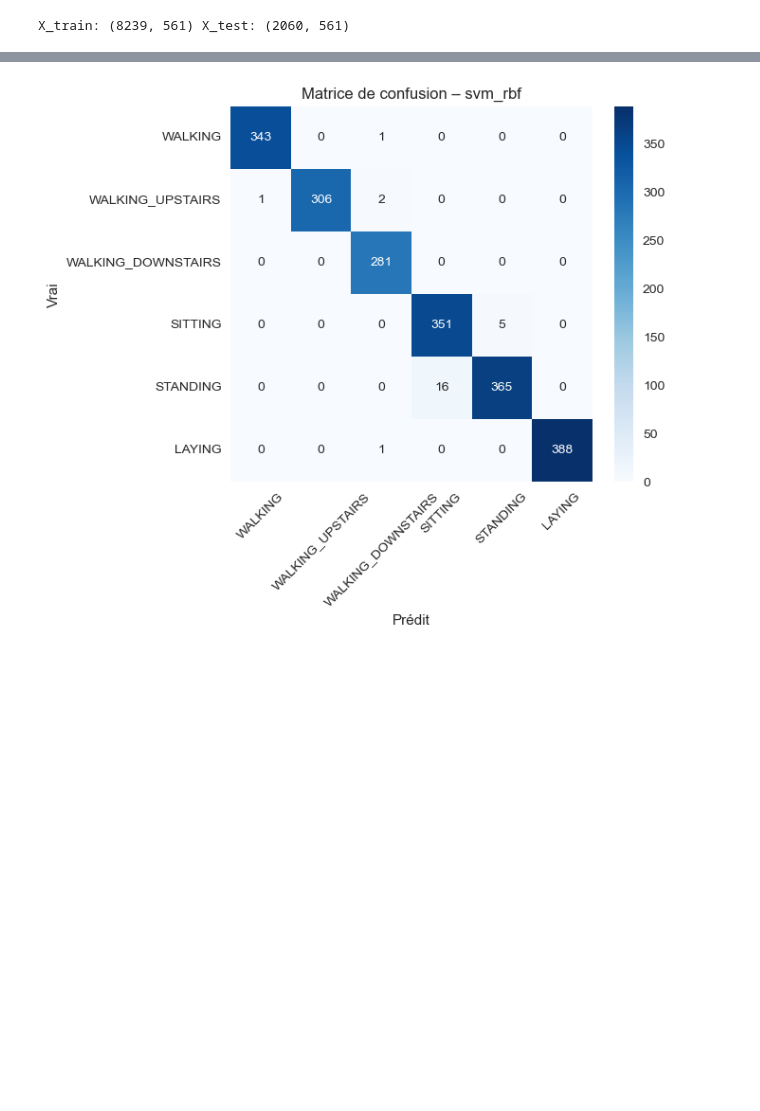
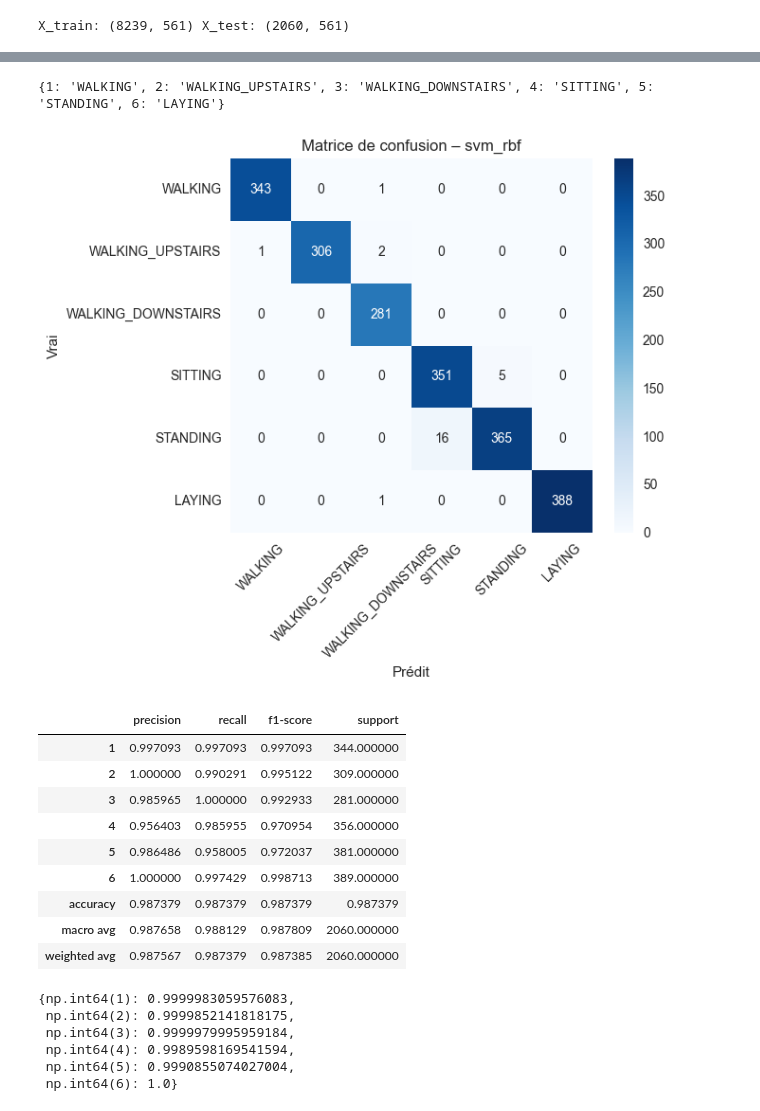
Before and after one commit to hemza1/MLFLOW_HumanActivity, a Jupyter notebook: notebooks/data_experiments.ipynb, the cells around one changed output, grey strips where cells are left out. Saved outputs shown, nothing was run; the diff lists cells and outputs as text; code cells hidden in the pictures; blank space fills up the shorter version.

```diff
--- a/notebooks/data_experiments.ipynb
+++ b/notebooks/data_experiments.ipynb
@@ -207,14 +331,31 @@ plt.show()
 # %%
-activity_labels_df = pd.read_csv("C:/Users/hp/Downloads/MLFLOW_HumanActivity/data/raw/UCI HAR Dataset/activity_labels.txt", sep=r"\s+", header=None, names=["id", "label"])
+import pandas as pd
+import matplotlib.pyplot as plt
+import seaborn as sns
+
+activity_labels_df = pd.read_csv(
+    r"D:\Projet_ML\MLFLOW_HumanActivity\data\raw\UCI HAR Dataset\activity_labels.txt",
+    sep=r"\s+",
+    header=None,
+    names=["id", "label"],
+)
+
 activity_labels = dict(zip(activity_labels_df["id"], activity_labels_df["label"]))
 
-activity_labels
+print(activity_labels)
+
+
 labels_sorted = [activity_labels[i] for i in sorted(activity_labels.keys())]
 
-plt.figure(figsize=(7,6))
-sns.heatmap(cm, annot=True, fmt="d", cmap="Blues",
-            xticklabels=labels_sorted,
-            yticklabels=labels_sorted)
+plt.figure(figsize=(7, 6))
+sns.heatmap(
+    cm,
+    annot=True,
+    fmt="d",
+    cmap="Blues",
+    xticklabels=labels_sorted,
+    yticklabels=labels_sorted,
+)
 plt.xlabel("Prédit")
 plt.ylabel("Vrai")
 plt.title(f"Matrice de confusion – {best_model_name}")
@@ -223,4 +364,55 @@ plt.yticks(rotation=0)
 plt.tight_layout()
 plt.show()
 # %% [output]
+{1: 'WALKING', 2: 'WALKING_UPSTAIRS', 3: 'WALKING_DOWNSTAIRS', 4: 'SITTING', 5: 'STANDING', 6: 'LAYING'}
 [figure]
+# %%
+from sklearn.metrics import classification_report
+import pandas as pd
+
+
+report_dict = classification_report(
+    y_test,
+    y_pred_best,
+    output_dict=True
+)
+
+report_df = pd.DataFrame(report_dict).T
+report_df
+# %% [output]
+|  | precision | recall | f1-score | support |
+| 1 | 0.997093 | 0.997093 | 0.997093 | 344.000000 |
+| 2 | 1.000000 | 0.990291 | 0.995122 | 309.000000 |
+| 3 | 0.985965 | 1.000000 | 0.992933 | 281.000000 |
+| 4 | 0.956403 | 0.985955 | 0.970954 | 356.000000 |
+| 5 | 0.986486 | 0.958005 | 0.972037 | 381.000000 |
+| 6 | 1.000000 | 0.997429 | 0.998713 | 389.000000 |
+| accuracy | 0.987379 | 0.987379 | 0.987379 | 0.987379 |
+| macro avg | 0.987658 | 0.988129 | 0.987809 | 2060.000000 |
+| weighted avg | 0.987567 | 0.987379 | 0.987385 | 2060.000000 |
+# %%
+from sklearn.metrics import roc_curve, auc
+from sklearn.preprocessing import label_binarize
+
+classes = np.unique(y_test)
+y_test_bin = label_binarize(y_test, classes=classes)
+
+
+y_proba = best_model.predict_proba(X_test_scaled)
+
+fpr = {}
+tpr = {}
+roc_auc = {}
+
+for i, cls in enumerate(classes):
+    fpr[cls], tpr[cls], _ = roc_curve(y_test_bin[:, i], y_proba[:, i])
+    roc_auc[cls] = auc(fpr[cls], tpr[cls])
+
+roc_auc
+# %% [output]
+{np.int64(1): 0.9999983059576083,
+ np.int64(2): 0.9999852141818175,
+ np.int64(3): 0.9999979995959184,
+ np.int64(4): 0.9989598169541594,
+ np.int64(5): 0.9990855074027004,
+ np.int64(6): 1.0}
```
Also changed, not shown: parts of 16 cells of this notebook.
